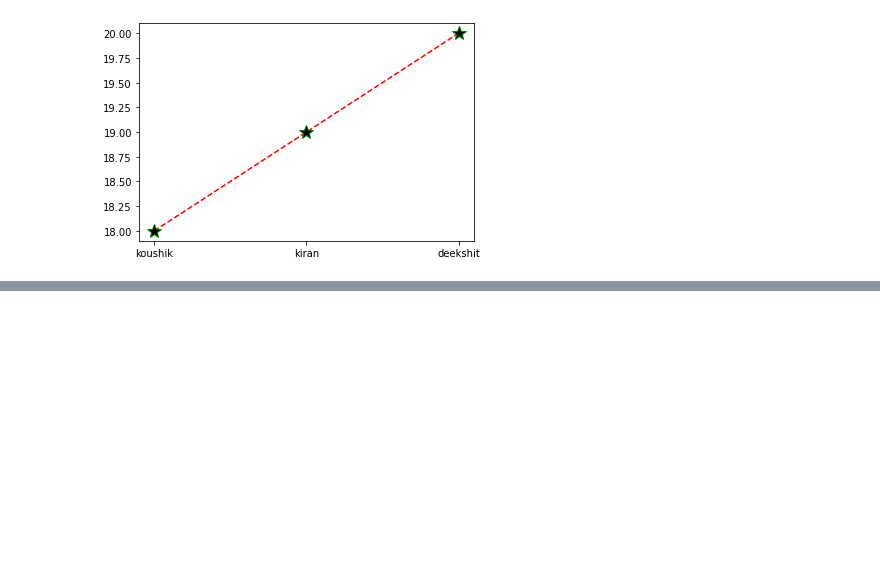
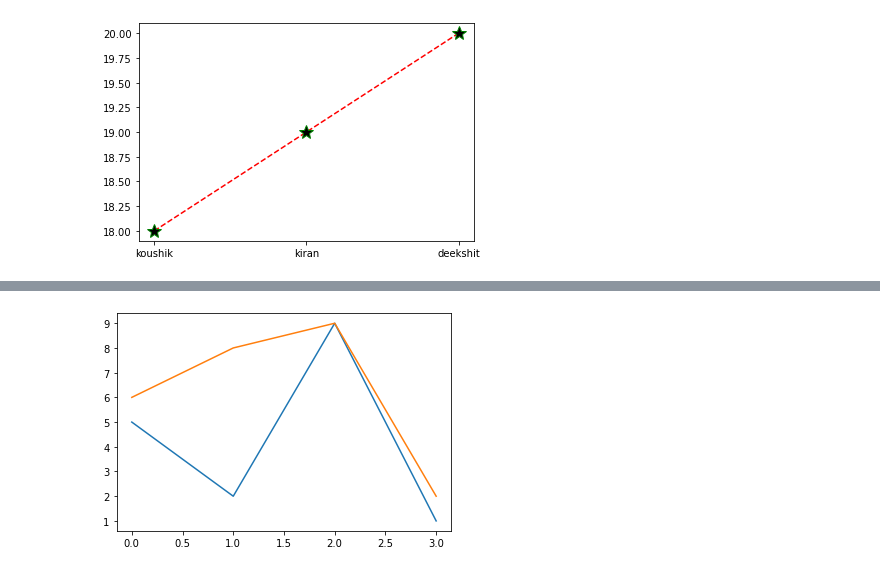
Before and after one commit to suryakiran23/PYTHON, a Jupyter notebook: Python_(1012).ipynb, the cells around one changed output, grey strips where cells are left out. Cells and saved outputs as stored; diff of their text form; code cells hidden in the pictures; blank space fills up the shorter version.

```diff
--- a/Python_(1012).ipynb
+++ b/Python_(1012).ipynb
@@ -2547,0 +2566,10 @@ mp.show()
+# %%
+import matplotlib.pyplot as mp
+import numpy as np
+x=np.array([5,2,9,1])
+y=np.array([6,8,9,2])
+mp.plot(x)
+mp.plot(y)
+mp.show()
+# %% [output]
+[figure, added]
```
Also changed, not shown: parts of 17 cells of this notebook.
